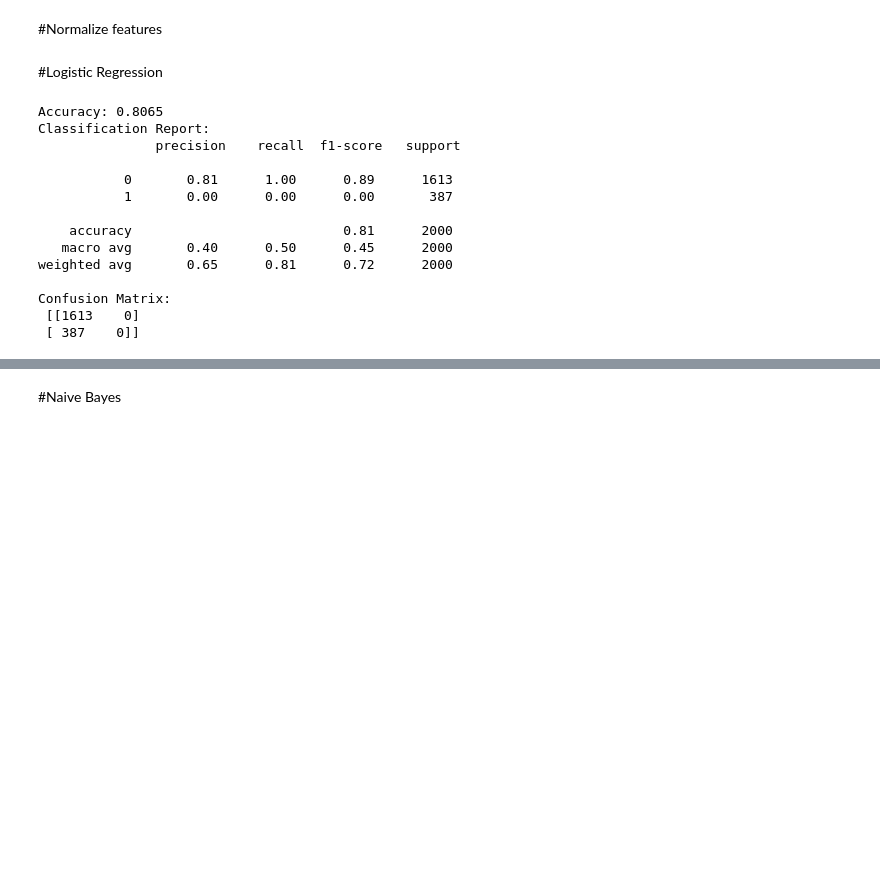
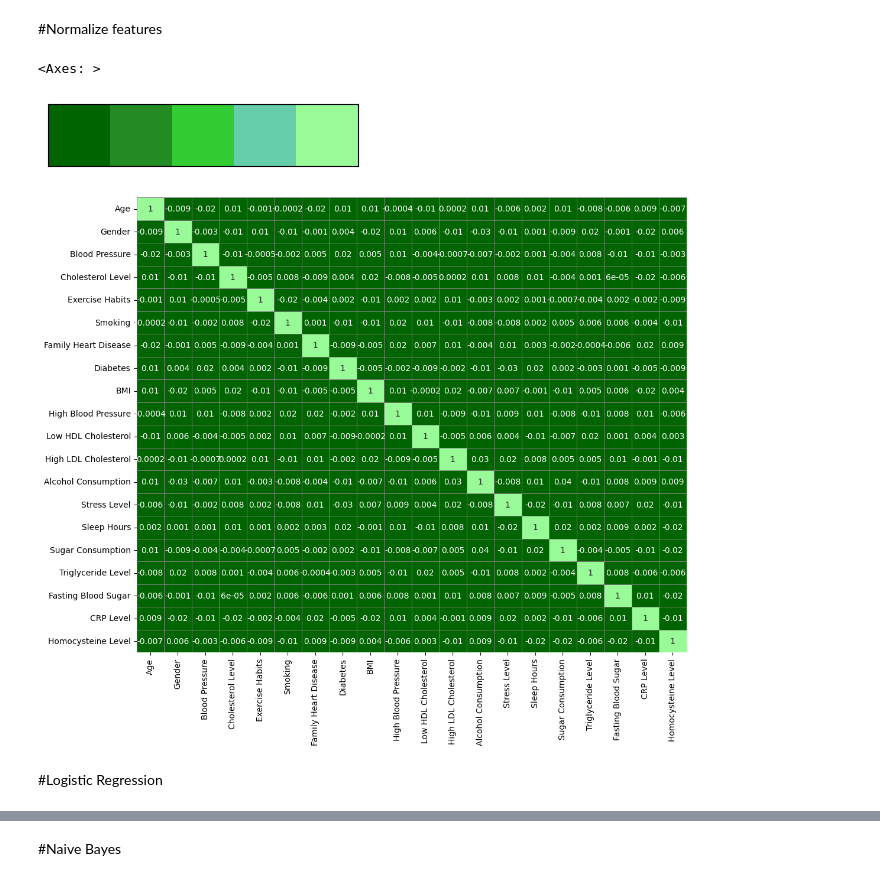
Before and after one commit to Kamruzzaman2200/Ai, a Jupyter notebook: Heart_Disease.ipynb, the cells around one changed output, grey strips where cells are left out. Drawn from its saved outputs; the diff is of its cells as text; code cells hidden in the pictures; blank space fills up the shorter version.

```diff
--- a/Heart_Disease.ipynb
+++ b/Heart_Disease.ipynb
@@ -94,35 +94,18 @@ X_test = scaler.transform(X_test)
+# %%
+def custom_palette(custom_colors):
+    customPalette = sns.set_palette(sns.color_palette(custom_colors))
+    sns.palplot(sns.color_palette(custom_colors), size=0.8)
+    plt.tick_params(axis='both', labelsize=0, length=0)
+    return customPalette
+
+pal = ['#006400', '#228B22', '#32CD32', '#66CDAA', '#98FB98']
+custom_palette(pal)
+
+fig, ax=plt.subplots(figsize=(12,10))
+sns.heatmap(X.corr(),annot=True,fmt='0.1g',cmap=pal,cbar=False,linewidths=0.5,linecolor='grey')
+# %% [output]
+<Axes: >
+[figure, added]
+[figure, added]
 # %% [markdown]
 #Logistic Regression
-# %%
-from sklearn.linear_model import LogisticRegression
-
-# Initialize and train the Logistic Regression model
-model = LogisticRegression(random_state=42)
-model.fit(X_train, y_train)
-
-# Make predictions
-y_pred = model.predict(X_test)
-
-# Evaluate the model
-accuracy = accuracy_score(y_test, y_pred)
-report = classification_report(y_test, y_pred)
-conf_matrix = confusion_matrix(y_test, y_pred)
-
-print(f"Accuracy: {accuracy}")
-print("Classification Report:\n", report)
-print("Confusion Matrix:\n", conf_matrix)
-# %% [output]
-Accuracy: 0.8065
-Classification Report:
-               precision    recall  f1-score   support
-
-           0       0.81      1.00      0.89      1613
-           1       0.00      0.00      0.00       387
-
-    accuracy                           0.81      2000
-   macro avg       0.40      0.50      0.45      2000
-weighted avg       0.65      0.81      0.72      2000
-
-Confusion Matrix:
- [[1613    0]
- [ 387    0]]
```
Also changed, not shown: parts of 15 cells of this notebook.
